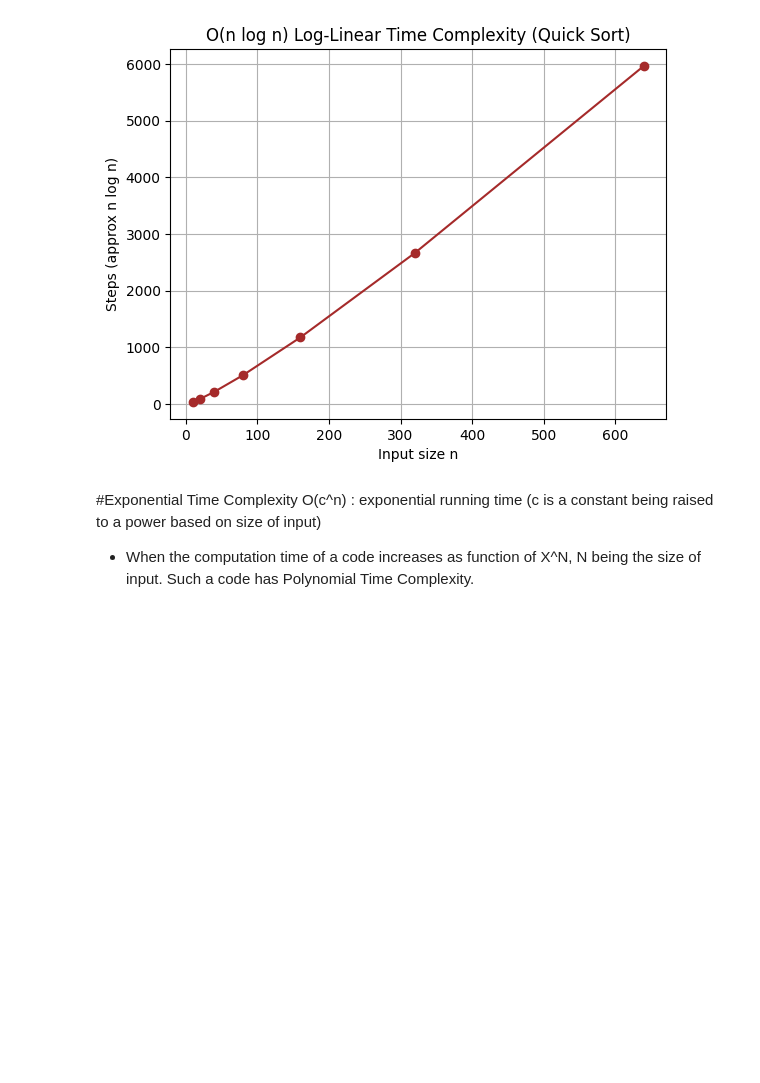
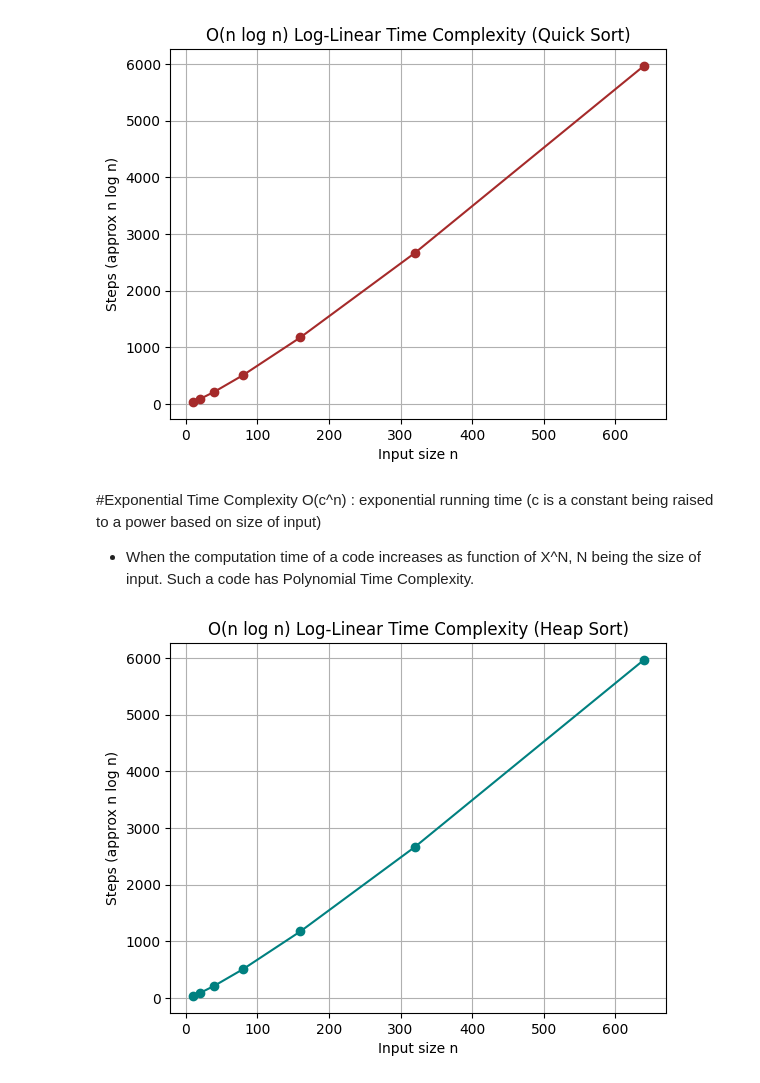
Before and after one commit to khushboosharma748/APS, a Jupyter notebook: Lab_3_Growth_of_function.ipynb, the cells around one changed output. Saved outputs shown, nothing was run; the diff lists cells and outputs as text; code cells hidden in the pictures; blank space fills up the shorter version.

```diff
--- a/Lab_3_Growth_of_function.ipynb
+++ b/Lab_3_Growth_of_function.ipynb
@@ -268,3 +266,54 @@ plt.show()
+# %%
+# Prob_7 Take Suitable example and write function that runs in log-linear time. plot the graph as well, similar to above example
+import matplotlib.pyplot as plt
+import random
+import math
+
+def heapify(arr, n, i):
+    largest = i
+    left = 2 * i + 1
+    right = 2 * i + 2
+
+    if left < n and arr[left] > arr[largest]:
+        largest = left
+    if right < n and arr[right] > arr[largest]:
+        largest = right
+
+    if largest != i:
+        arr[i], arr[largest] = arr[largest], arr[i]
+        heapify(arr, n, largest)
+
+def heap_sort(arr):
+    n = len(arr)
+
+    # Build max heap
+    for i in range(n // 2 - 1, -1, -1):
+        heapify(arr, n, i)
+
+    # Extract elements one by one
+    for i in range(n - 1, 0, -1):
+        arr[i], arr[0] = arr[0], arr[i]
+        heapify(arr, i, 0)
+
+# Input sizes
+n_values = [10, 20, 40, 80, 160, 320, 640]
+time_values = []
+
+for n in n_values:
+    arr = random.sample(range(n*2), n)   # random list of size n
+    heap_sort(arr)                       # O(n log n) operation
+    time_values.append(n * math.log2(n)) # approximate steps
+
+# Plotting the graph
+plt.figure()
+plt.plot(n_values, time_values, marker='o', color='teal')
+plt.xlabel("Input size n")
+plt.ylabel("Steps (approx n log n)")
+plt.title("O(n log n) Log-Linear Time Complexity (Heap Sort)")
+plt.grid(True)
+plt.show()
+# %% [output]
+[figure, added]
 # %% [markdown]
 #Importing required packages. plot graph similar to given figure
 
```
Also changed, not shown: parts of 5 cells of this notebook.
